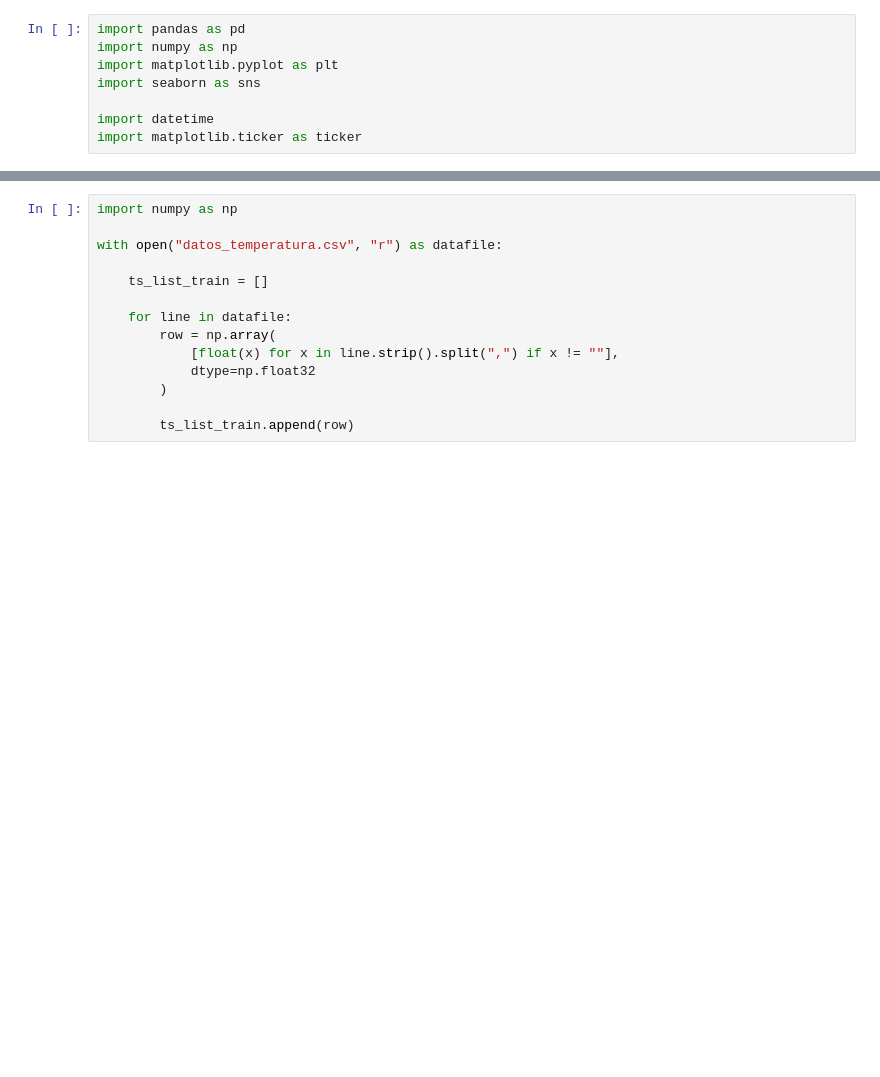
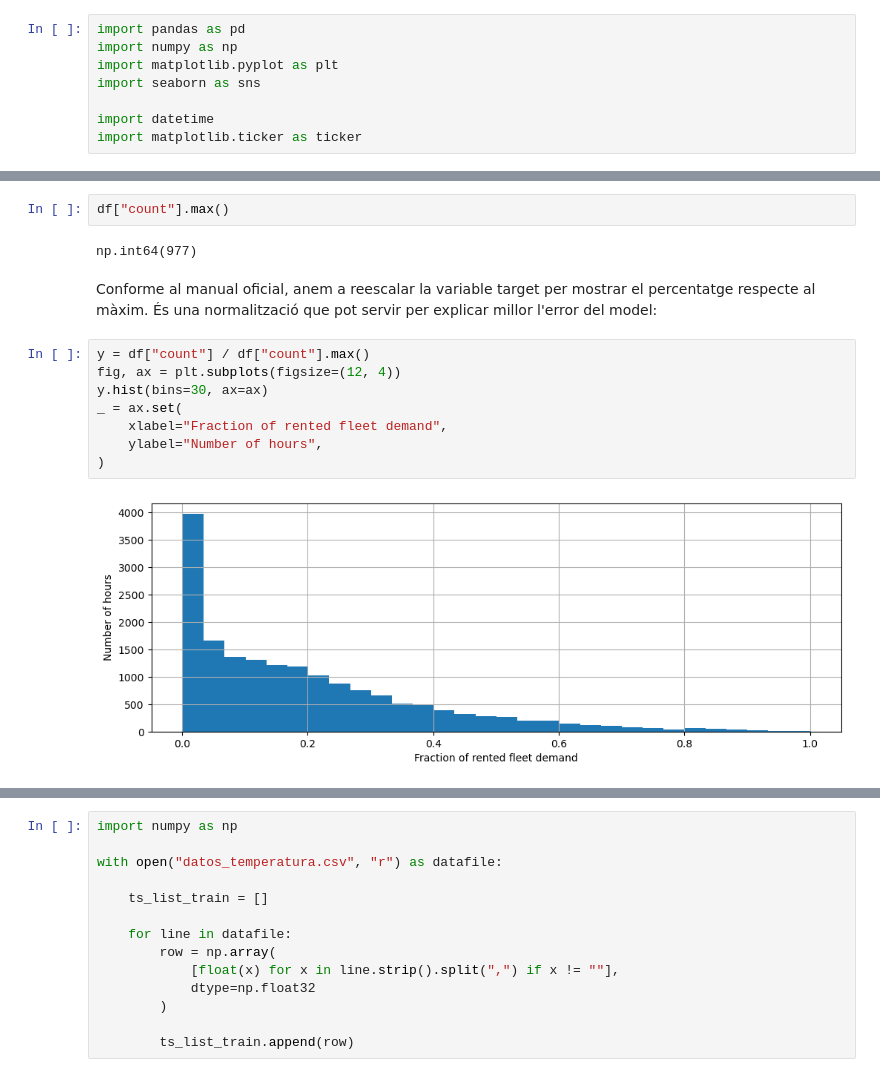
Before and after one commit to Triis98/DissenyIAvaluacioDeModels, a Jupyter notebook: apunts/documents/series_temporals/series_temporals.ipynb, the cells around one changed output, grey strips where cells are left out. Cells and saved outputs as stored; diff of their text form; blank space fills up the shorter version.

```diff
--- a/apunts/documents/series_temporals/series_temporals.ipynb
+++ b/apunts/documents/series_temporals/series_temporals.ipynb
@@ -22,0 +83,16 @@ import matplotlib.ticker as ticker
+# %%
+df["count"].max()
+# %% [output]
+np.int64(977)
+# %% [markdown]
+Conforme al manual oficial, anem a reescalar la variable target per mostrar el percentatge respecte al màxim. És una normalització que pot servir per explicar millor l'error del model:
+# %%
+y = df["count"] / df["count"].max()
+fig, ax = plt.subplots(figsize=(12, 4))
+y.hist(bins=30, ax=ax)
+_ = ax.set(
+    xlabel="Fraction of rented fleet demand",
+    ylabel="Number of hours",
+)
+# %% [output]
+[figure, added]
```
Also changed, not shown: parts of 34 cells of this notebook, 1 other file.
